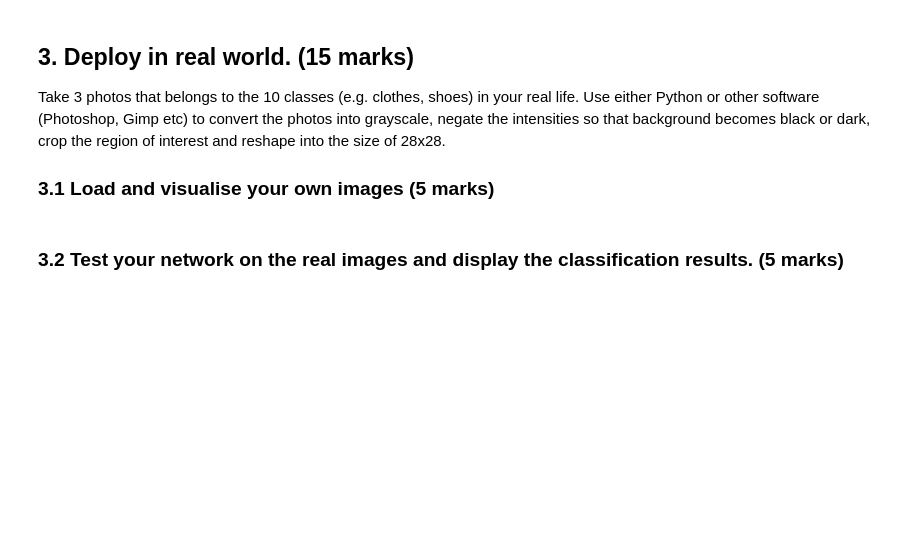
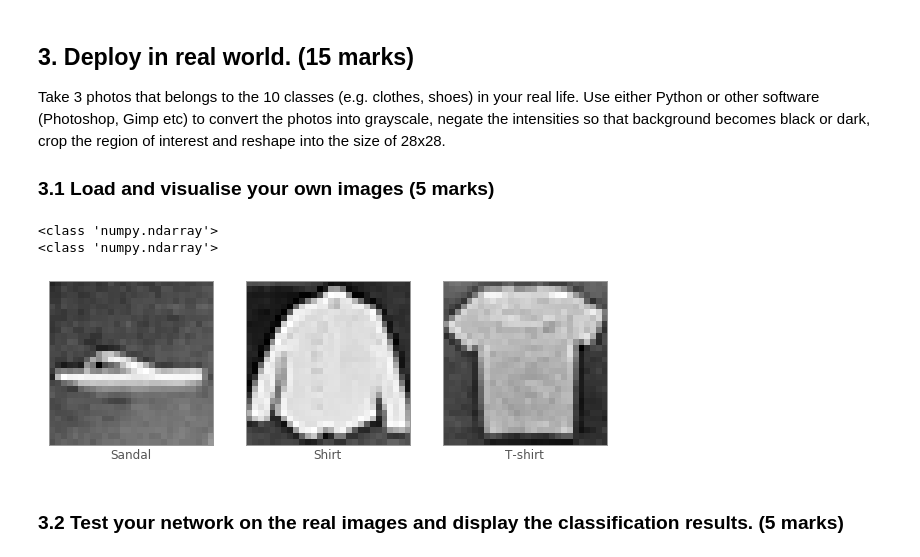
Before and after one commit to iurietarlev/computer_vision, a Jupyter notebook: coursework_2/coursework_2.ipynb, the cells around one changed output. Cells and saved outputs as stored; diff of their text form; code cells hidden in the pictures; blank space fills up the shorter version.

```diff
--- a/coursework_2/coursework_2.ipynb
+++ b/coursework_2/coursework_2.ipynb
@@ -354,5 +367,34 @@ plt.show()
 Take 3 photos that belongs to the 10 classes (e.g. clothes, shoes) in your real life. Use either Python or other software (Photoshop, Gimp etc) to convert the photos into grayscale, negate the intensities so that background becomes black or dark, crop the region of interest and reshape into the size of 28x28.
 
 ### 3.1 Load and visualise your own images (5 marks)
+# %%
+personal_dataset = torchvision.datasets.ImageFolder(root='.', transform=transforms.ToTensor())
+
+pers_images = [torchvision.transforms.ToPILImage()(x[0]) for x in personal_dataset]
+pers_images = [torchvision.transforms.Grayscale()(x) for x in pers_images]
+pers_images = [torchvision.transforms.ToTensor()(x) for x in pers_images]
+pers_images = [np.squeeze(np.array(x)) for x in pers_images]
+
+
+pers_labels = np.array([5, 6, 0])
+print(type(pers_labels))
+pers_lab_names = ["Sandal", "Shirt", "T-shirt"]
+
+fig, axs = plt.subplots(1, 3, figsize=(10,30))
+
+np_images = []
+for i in range(3):
+    axs[i].imshow(pers_images[i], cmap='gray')
+    axs[i].set_yticklabels([])
+    axs[i].set_xticklabels([])
+    axs[i].set_xticks([])
+    axs[i].set_yticks([])
+
+    axs[i].set(xlabel=pers_lab_names[i])
+print(type(pers_labels))
+# %% [output]
+<class 'numpy.ndarray'>
+<class 'numpy.ndarray'>
+[figure, added]
 # %% [markdown]
 ### 3.2 Test your network on the real images and display the classification results. (5 marks)
```
Also changed, not shown: parts of 8 cells of this notebook, 3 other files.
